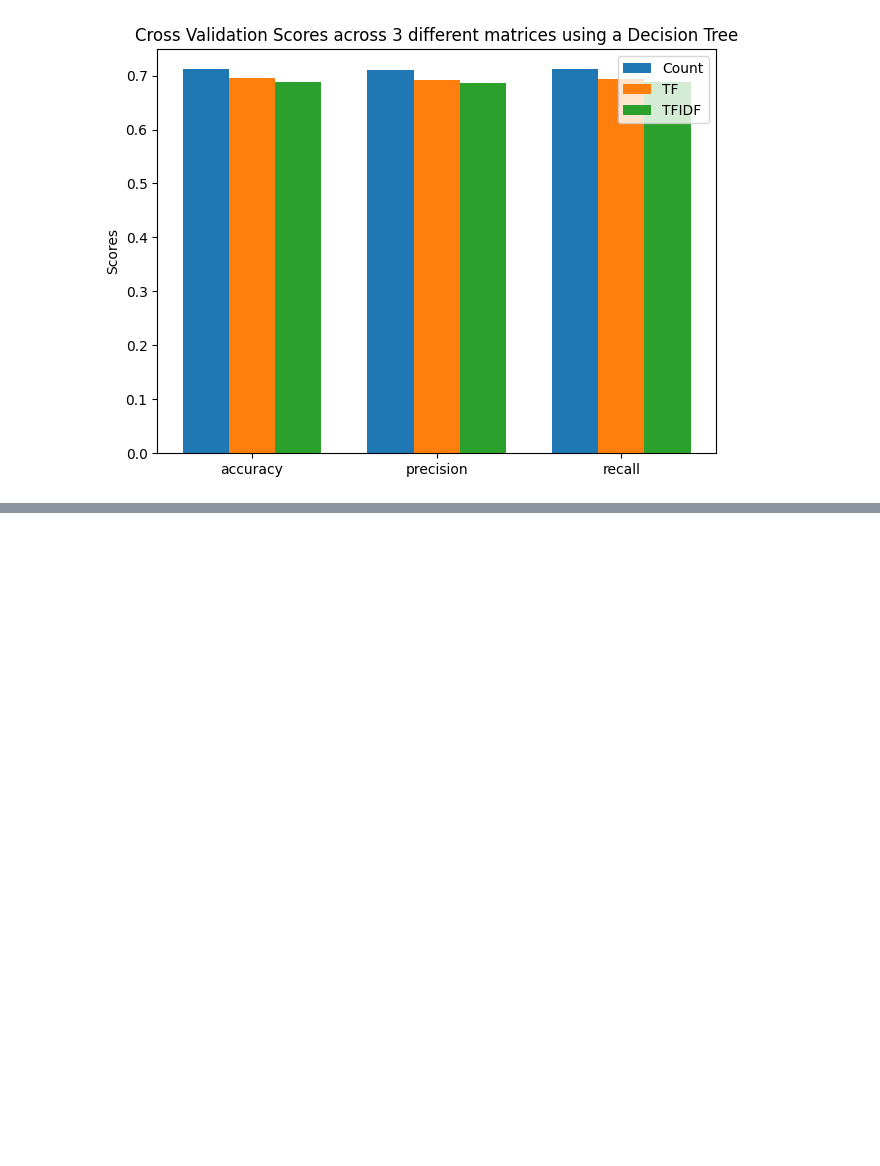
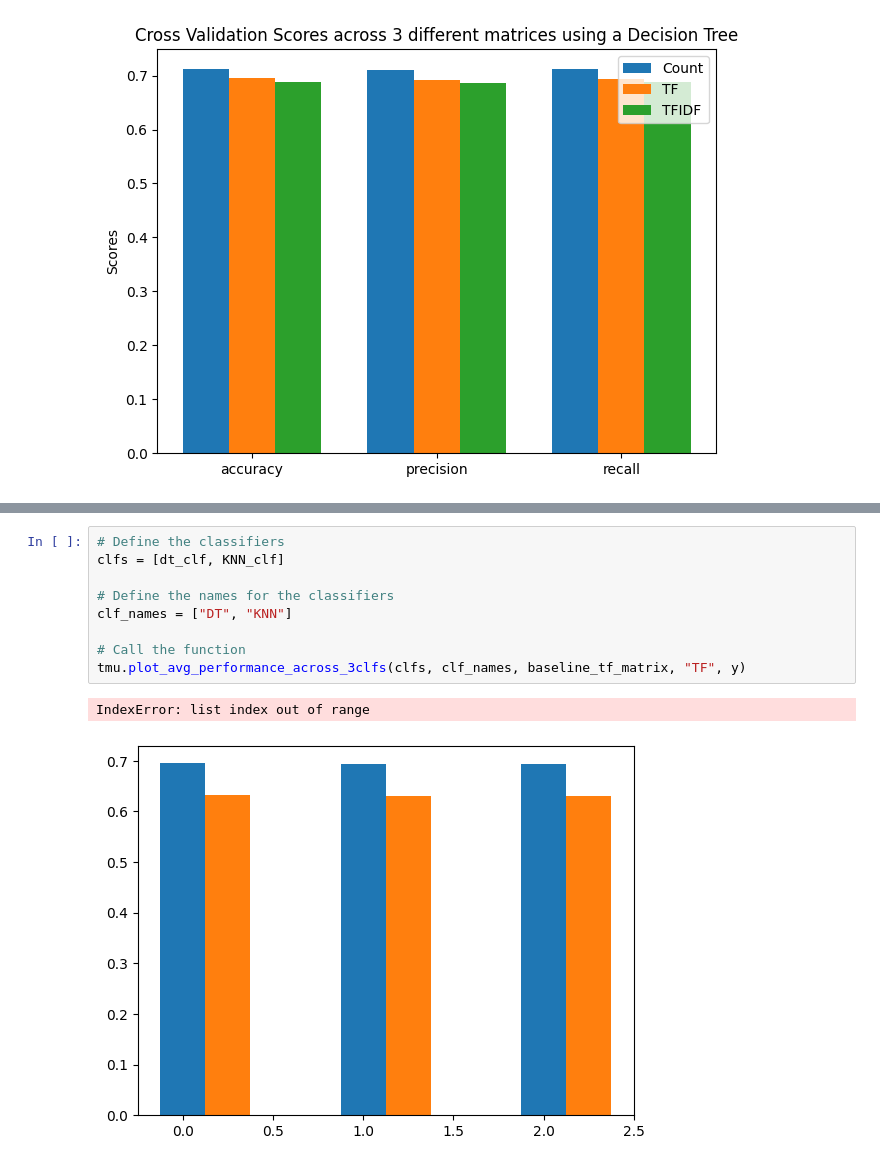
Before and after one commit to Smccb/Text-Analysis-assignment, a Jupyter notebook: Baseline.ipynb, the cells around one changed output, grey strips where cells are left out. Saved outputs shown, nothing was run; the diff lists cells and outputs as text; blank space fills up the shorter version.

```diff
--- a/Baseline.ipynb
+++ b/Baseline.ipynb
@@ -260,0 +244,12 @@ tmu.plot_avg_performance_across_3clfs(clfs, clf_names, baseline_tfidf_matrix, "T
+# %%
+# Define the classifiers
+clfs = [dt_clf, KNN_clf]
+
+# Define the names for the classifiers
+clf_names = ["DT", "KNN"]
+
+# Call the function
+tmu.plot_avg_performance_across_3clfs(clfs, clf_names, baseline_tf_matrix, "TF", y)
+# %% [output]
+IndexError: list index out of range
+[figure, added]
```
Also changed, not shown: parts of 6 cells of this notebook, 3 other files.
